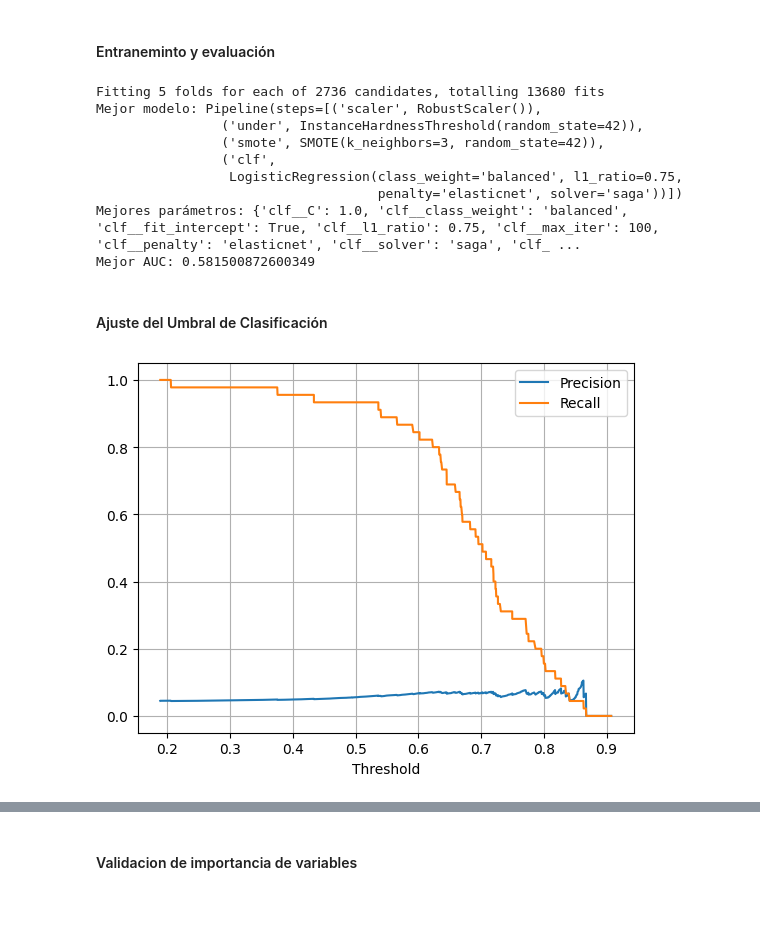
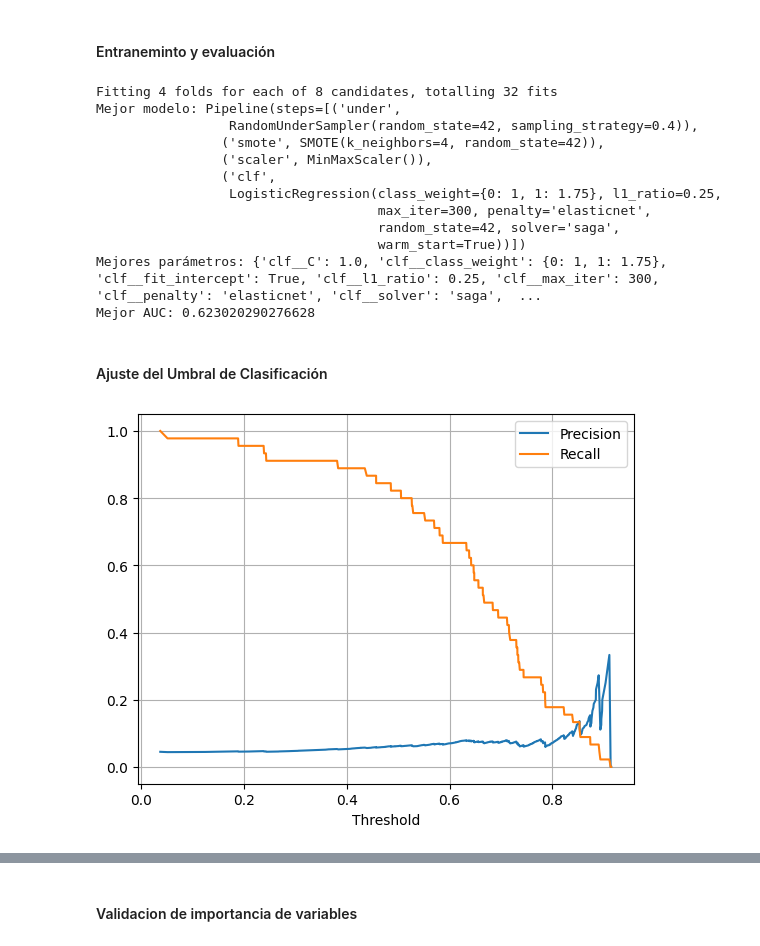
Before and after one commit to Camilabperez/Deteccion-fraude-ML, a Jupyter notebook: training/fraud-detection.ipynb, the cells around one changed output, grey strips where cells are left out. Drawn from its saved outputs; the diff is of its cells as text; code cells hidden in the pictures; blank space fills up the shorter version.

```diff
--- a/training/fraud-detection.ipynb
+++ b/training/fraud-detection.ipynb
@@ -461,4 +449,5 @@ data1.head()
 # %%
 # Se eliminan las columnas que no son relevantes y se separa la variable objetivo en la variable Y
-x_data = data1.drop(['FraudIndicator','Timestamp','LastLogin'],axis=1)
+x_data = data1.drop(['FraudIndicator','Timestamp','LastLogin', 'CustomerID', 'MerchantID'],axis=1)
+x_data_raw = data.drop(['FraudIndicator'],axis=1)
 y_data = data1['FraudIndicator']
@@ -503,7 +744,8 @@ scoring = {
     'precision': make_scorer(precision_score),
     'recall': make_scorer(recall_score),
     'f1': make_scorer(f1_score),
-    'auc': make_scorer(roc_auc_score)
+    'auc': make_scorer(roc_auc_score),
+    'auprc': 'average_precision',
 }
 # %% [markdown]
 ### Regresión logística
@@ -682,14 +949,22 @@ param_grid_lr_4 = [
 # %% [markdown]
 #### Entraneminto y evaluación
 # %%
+pipeline_lr = Pipeline([
+    ('under', RandomUnderSampler(sampling_strategy=0.3, random_state=42)),
+    ('smote', ADASYN()),
+    ('scaler', RobustScaler()),
+    ('clf', LogisticRegression(max_iter=500, random_state=42))
+])
+
 grid_search_lr = GridSearchCV(
     estimator=pipeline_lr,
-    param_grid=param_grid_lr_2,
+    param_grid=param_grid_lr_6,
     scoring=scoring,
     refit='auc',
-    cv=skf_lr,
+    cv= StratifiedKFold(n_splits=4, shuffle=True, random_state=42),
     verbose=2,
-    n_jobs=-1
+    n_jobs=-1,
+    return_train_score=True
 )
 grid_result_lr = grid_search_lr.fit(x_data, y_data)
 
@@ -702,12 +977,15 @@ print("Mejor AUC:", grid_result_lr.best_score_)
 results_df = pd.DataFrame(grid_result_lr.cv_results_)
 results_df.to_csv("resultados/logistic_gridsearch_results.csv", index=False, sep='|', decimal=',')
 # %% [output]
-Fitting 5 folds for each of 2736 candidates, totalling 13680 fits
-Mejor modelo: Pipeline(steps=[('scaler', RobustScaler()),
-                ('under', InstanceHardnessThreshold(random_state=42)),
-                ('smote', SMOTE(k_neighbors=3, random_state=42)),
+Fitting 4 folds for each of 8 candidates, totalling 32 fits
+Mejor modelo: Pipeline(steps=[('under',
+                 RandomUnderSampler(random_state=42, sampling_strategy=0.4)),
+                ('smote', SMOTE(k_neighbors=4, random_state=42)),
+                ('scaler', MinMaxScaler()),
                 ('clf',
-                 LogisticRegression(class_weight='balanced', l1_ratio=0.75,
-                                    penalty='elasticnet', solver='saga'))])
-Mejores parámetros: {'clf__C': 1.0, 'clf__class_weight': 'balanced', 'clf__fit_intercept': True, 'clf__l1_ratio': 0.75, 'clf__max_iter': 100, 'clf__penalty': 'elasticnet', 'clf__solver': 'saga', 'clf_ ...
-Mejor AUC: 0.581500872600349
+                 LogisticRegression(class_weight={0: 1, 1: 1.75}, l1_ratio=0.25,
+                                    max_iter=300, penalty='elasticnet',
+                                    random_state=42, solver='saga',
+                                    warm_start=True))])
+Mejores parámetros: {'clf__C': 1.0, 'clf__class_weight': {0: 1, 1: 1.75}, 'clf__fit_intercept': True, 'clf__l1_ratio': 0.25, 'clf__max_iter': 300, 'clf__penalty': 'elasticnet', 'clf__solver': 'saga',  ...
+Mejor AUC: 0.623020290276628
@@ -715,19 +996,20 @@ Mejor AUC: 0.581500872600349
 #### Ajuste del Umbral de Clasificación
 # %%
 # Después del fit
-y_scores = grid_result_lr.predict_proba(x_data)[:, 1]
+best_estimator = grid_result_lr.best_estimator_
+y_scores = best_estimator.predict_proba(x_data)[:, 1]
 prec, rec, thresholds = precision_recall_curve(y_data, y_scores)
 
 # Plot para elegir punto de corte
 import matplotlib.pyplot as plt
 plt.plot(thresholds, prec[:-1], label='Precision')
 plt.plot(thresholds, rec[:-1], label='Recall')
 plt.xlabel('Threshold')
 plt.legend()
 plt.grid()
 plt.show()
 # %% [output]
-[figure, old version]
+[figure, new version]
 # %%
 # Obtener el mejor pipeline entrenado
 best_pipeline = grid_result_lr.best_estimator_
```
Also changed, not shown: parts of 39 cells of this notebook, 5 other files.
